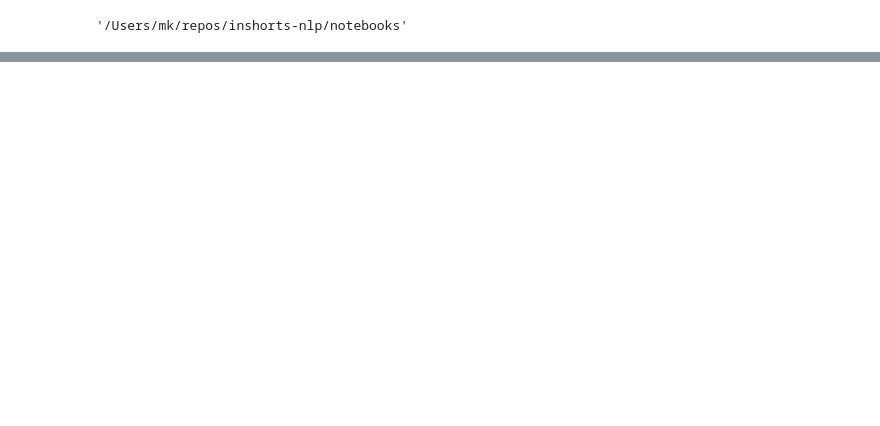
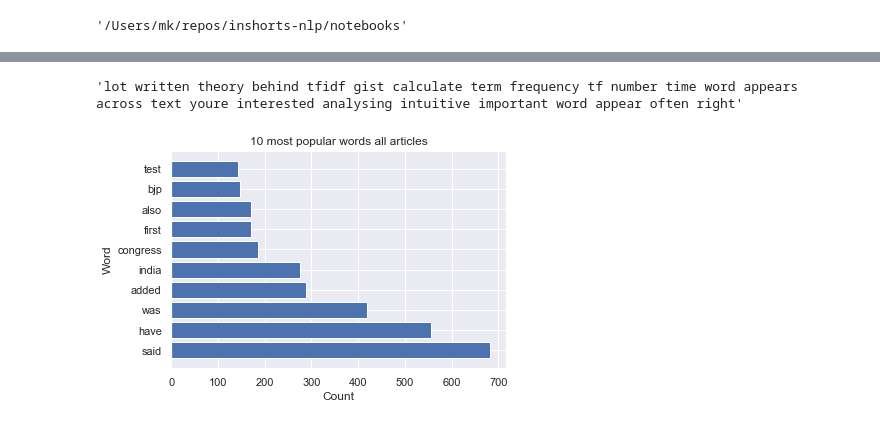
Before and after one commit to mkuzmik/text-categorization, a Jupyter notebook: notebooks/visualization.ipynb, the cells around one changed output, grey strips where cells are left out. Cells and saved outputs as stored; diff of their text form; code cells hidden in the pictures; blank space fills up the shorter version.

Commit message:
Words and n-grams analysis

```diff
--- a/notebooks/visualization.ipynb
+++ b/notebooks/visualization.ipynb
@@ -62,0 +49,55 @@ len(lengths)
+# %%
+# example text processed
+from app.main.predicting.text_processing import TextProcessingContainer
+
+text_processor = TextProcessingContainer.instance
+
+text_processor.preprocess_text(
+    'There’s been a lot written about the theory behind TF-IDF but the gist is: '
+    'calculate the term frequency (TF), or number of times a word appears across '
+    'the text you’re interested in analysing. This is intuitive '
+    '— more important words appear more often right?')
+# %% [output]
+'lot written theory behind tfidf gist calculate term frequency tf number time word appears across text youre interested analysing intuitive important word appear often right'
+# %%
+df.content = df.content.map(lambda x: text_processor.preprocess_text(x))
+# %%
+from collections import Counter
+
+def have_was_filter(word):
+    if word == 'ha':
+        return 'have'
+    elif word == 'wa':
+        return 'was'
+    else:
+        return word
+
+def popular_words(label, n_most_popular):
+    articles = df[df.label == label].content.tolist()
+    counted = Counter([word for article in articles for word in article.split(' ')])
+    sorted_words = sorted(counted.items(), key=lambda kv: kv[1], reverse=True)
+    return sorted_words[:n_most_popular]
+
+def popular_words_hist(label, n_most_popular):
+    lst = popular_words(label, n_most_popular)
+    words = list(map(lambda x: have_was_filter(x[0]), lst))
+    counts = list(map(lambda x: x[1], lst))
+    plt.barh(words, counts)
+    plt.xlabel('Count')
+    plt.ylabel('Word')
+    plt.title('{} most popular words in {} articles'.format(n_most_popular, label))
+    plt.show()
+# %%
+articles = df.content.tolist()
+counted = Counter([word for article in articles for word in article.split(' ')])
+sorted_words = sorted(counted.items(), key=lambda kv: kv[1], reverse=True)
+lst = sorted_words[:10]
+words = list(map(lambda x: have_was_filter(x[0]), lst))
+counts = list(map(lambda x: x[1], lst))
+plt.barh(words, counts)
+plt.xlabel('Count')
+plt.ylabel('Word')
+plt.title('10 most popular words all articles')
+plt.show()
+# %% [output]
+[figure, added]
```
Also changed, not shown: parts of 7 cells of this notebook, 1 other file.
